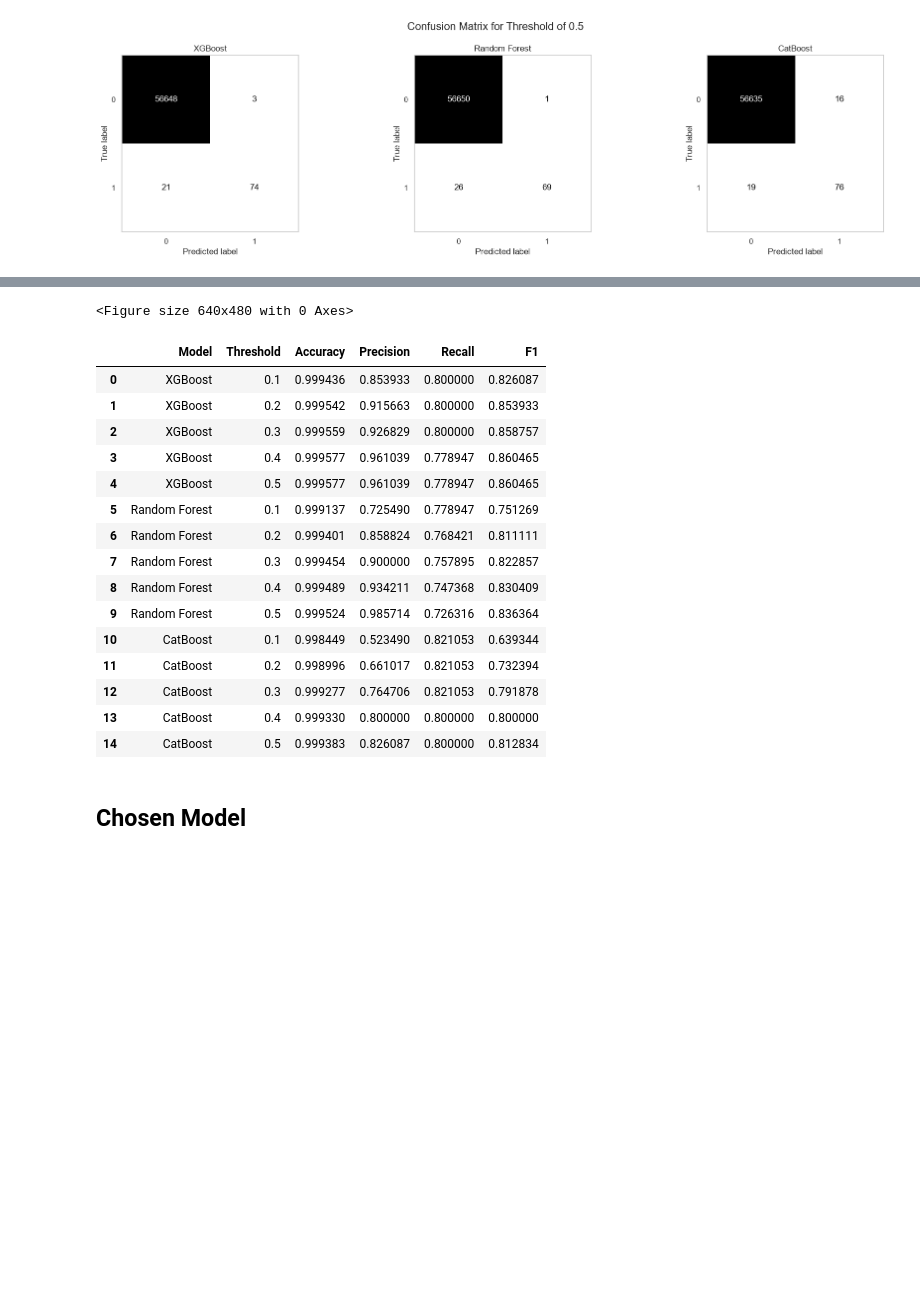
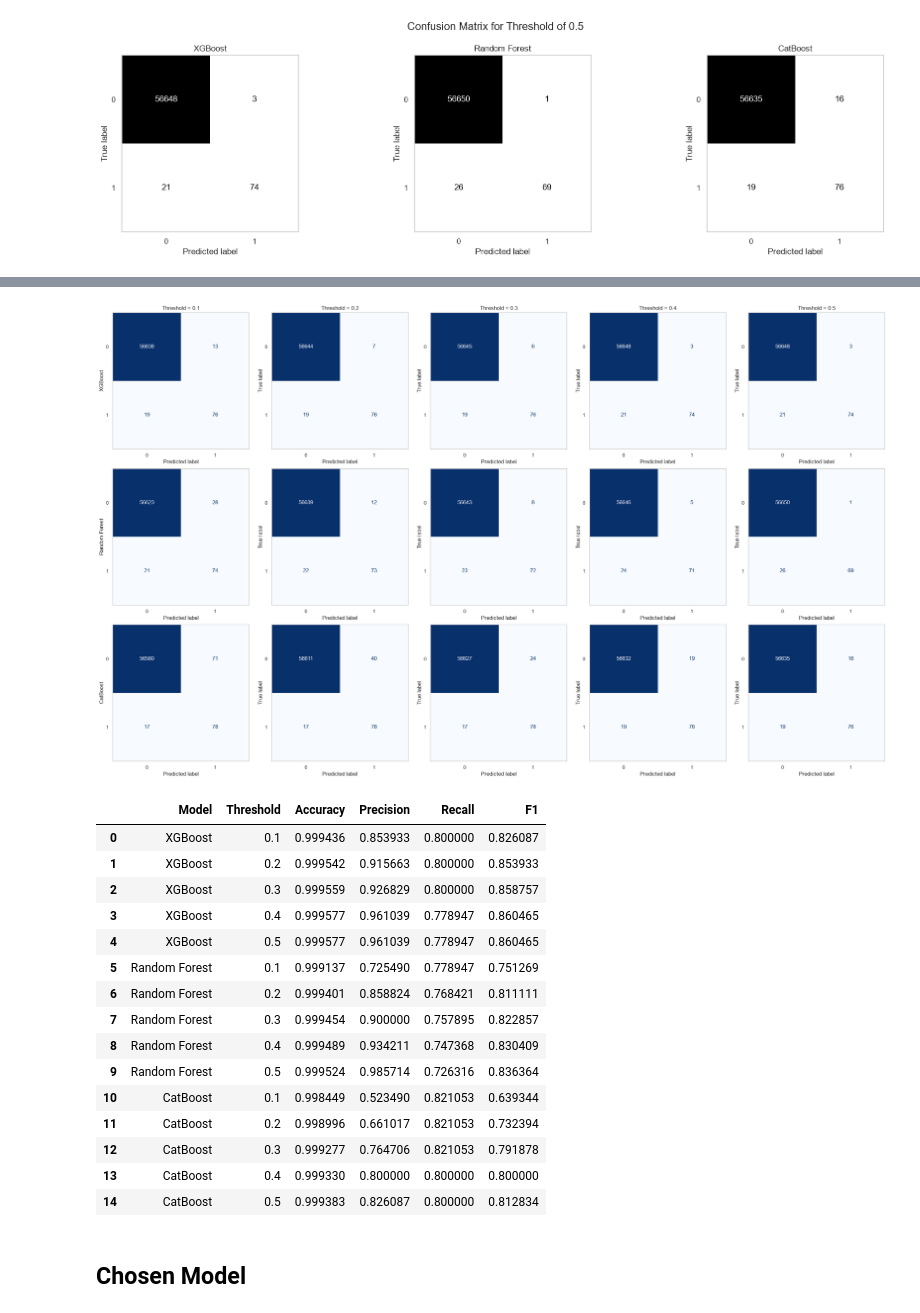
Before and after one commit to yajvashee/Credit-Card-Fraud-Detection, a Jupyter notebook: evaluation.ipynb, the cells around one changed output, grey strips where cells are left out. Saved outputs shown, nothing was run; the diff lists cells and outputs as text; code cells hidden in the pictures; blank space fills up the shorter version.

```diff
--- a/evaluation.ipynb
+++ b/evaluation.ipynb
@@ -325,40 +326,34 @@ for row, (model_name, model_path) in enumerate(models.items()):
             fig_single.savefig(filename, bbox_inches="tight")
 
             mlflow.log_artifact(filename)
 
             plt.close(fig_single)
 
             disp = ConfusionMatrixDisplay(confusion_matrix=cm)
 
             disp.plot(
                 ax=axes[row, col],
                 colorbar=False,
                 values_format="d",
                 cmap = 'Blues'
             )
-            cm_filename = f"{model_name}_{threshold}_cm.png"
 
-            disp.figure_.savefig(cm_filename, bbox_inches="tight")
-
-            mlflow.log_artifact(cm_filename)
-
-            plt.close(disp.figure_)
 
             if row == 0:
                 axes[row, col].set_title(f"Threshold = {threshold}")
 
             if col == 0:
                 axes[row, col].set_ylabel(model_name)
 for ax in axes.flat:
     ax.grid(False)
 plt.tight_layout()
 plt.show()
 
 results_df = pd.DataFrame(results)
 
 results_df
 # %% [output]
-<Figure size 640x480 with 0 Axes>
+[figure, added]
 |  | Model | Threshold | Accuracy | Precision | Recall | F1 |
 | 0 | XGBoost | 0.1 | 0.999436 | 0.853933 | 0.800000 | 0.826087 |
 | 1 | XGBoost | 0.2 | 0.999542 | 0.915663 | 0.800000 | 0.853933 |
```
Also changed, not shown: parts of 2 cells of this notebook.
